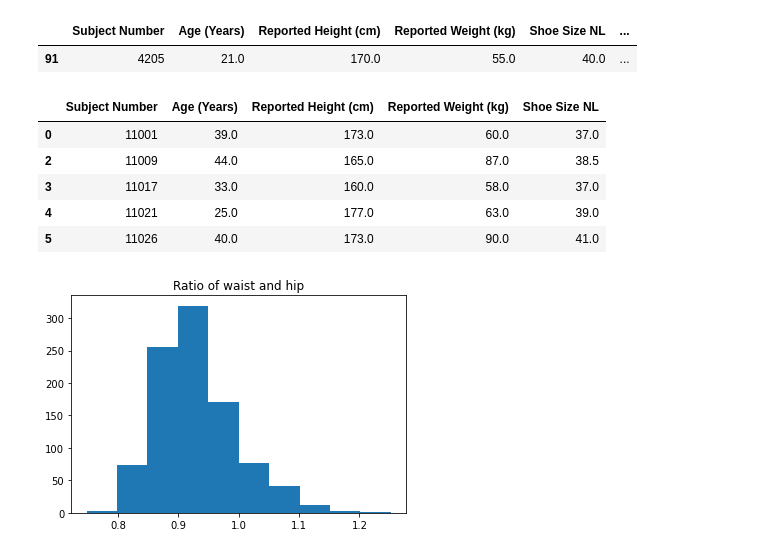
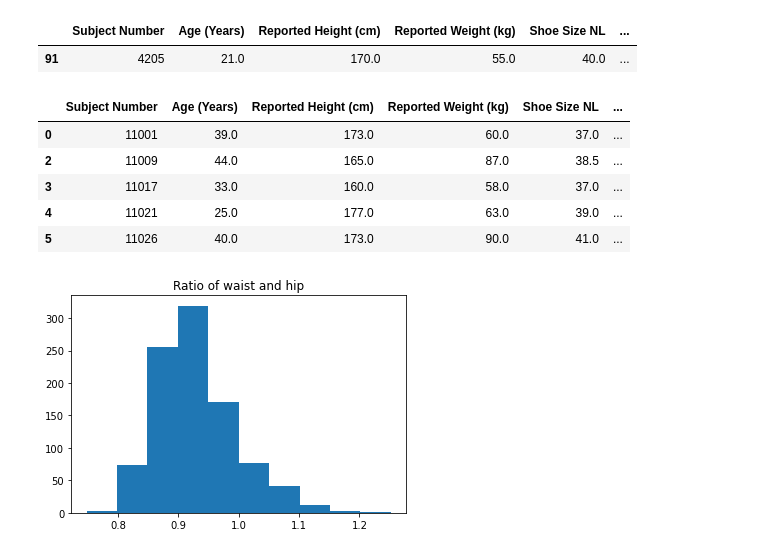
Before and after one commit to 123nishan/measurement_prediction, a Jupyter notebook: split_female.ipynb, the cells around one changed output. Saved outputs shown, nothing was run; the diff lists cells and outputs as text; code cells hidden in the pictures.

```diff
--- a/split_female.ipynb
+++ b/split_female.ipynb
@@ -196,17 +199,16 @@ italy_data.loc[italy_data[subject_number] == 4205]
 combined = [data, italy_data]
 
 result = pd.concat(combined)
-# %%
-X = result[features]
-y = result[target]
-X.head()
-# %% [output]
-|  | Subject Number | Age (Years) | Reported Height (cm) | Reported Weight (kg) | Shoe Size NL |
-| 0 | 11001 | 39.0 | 173.0 | 60.0 | 37.0 |
-| 2 | 11009 | 44.0 | 165.0 | 87.0 | 38.5 |
-| 3 | 11017 | 33.0 | 160.0 | 58.0 | 37.0 |
-| 4 | 11021 | 25.0 | 177.0 | 63.0 | 39.0 |
-| 5 | 11026 | 40.0 | 173.0 | 90.0 | 41.0 |
+# %%
+
+result.head()
+# %% [output]
+|  | Subject Number | Age (Years) | Reported Height (cm) | Reported Weight (kg) | Shoe Size NL | ... |
+| 0 | 11001 | 39.0 | 173.0 | 60.0 | 37.0 | ... |
+| 2 | 11009 | 44.0 | 165.0 | 87.0 | 38.5 | ... |
+| 3 | 11017 | 33.0 | 160.0 | 58.0 | 37.0 | ... |
+| 4 | 11021 | 25.0 | 177.0 | 63.0 | 39.0 | ... |
+| 5 | 11026 | 40.0 | 173.0 | 90.0 | 41.0 | ... |
 # %%
 ratio=result[chest]/result[hip]
 plt.hist(ratio)
```
Also changed, not shown: parts of 15 cells of this notebook, 47 other files.
